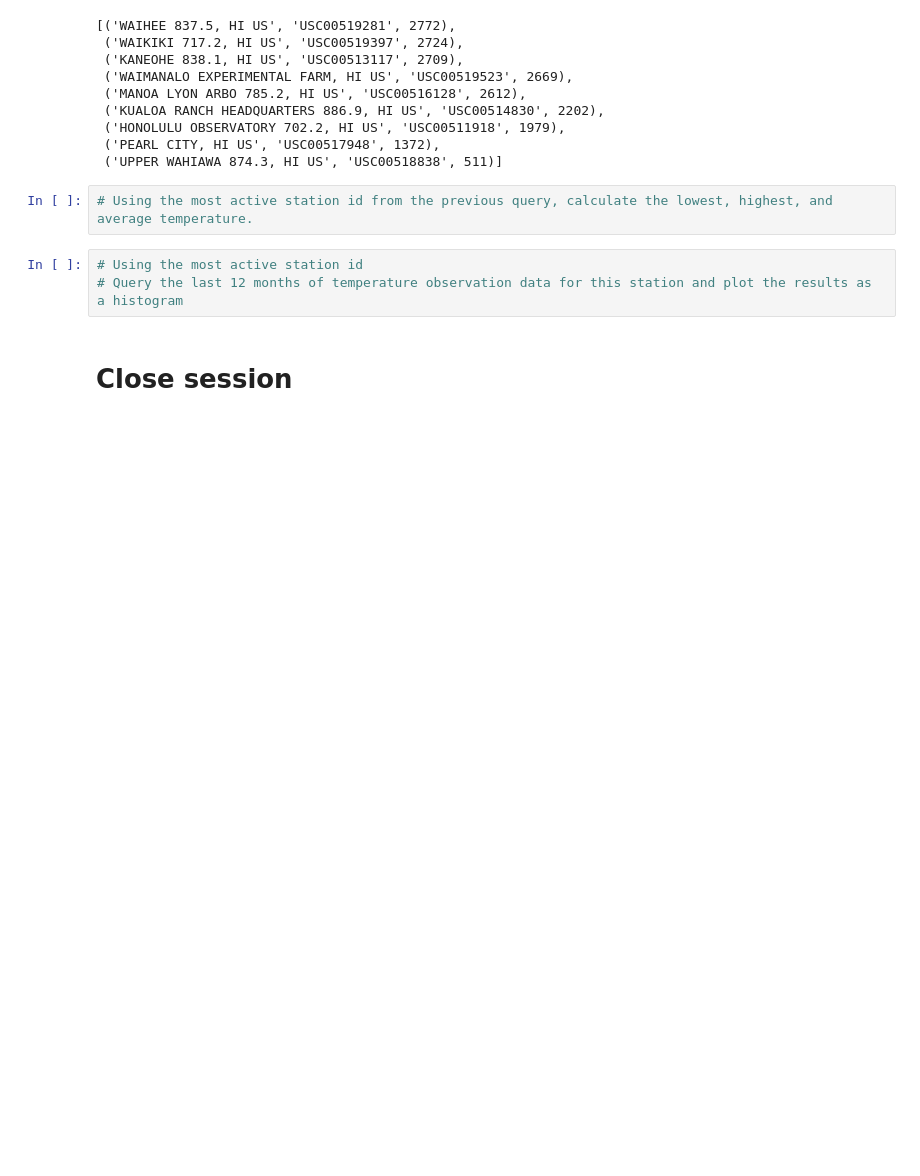
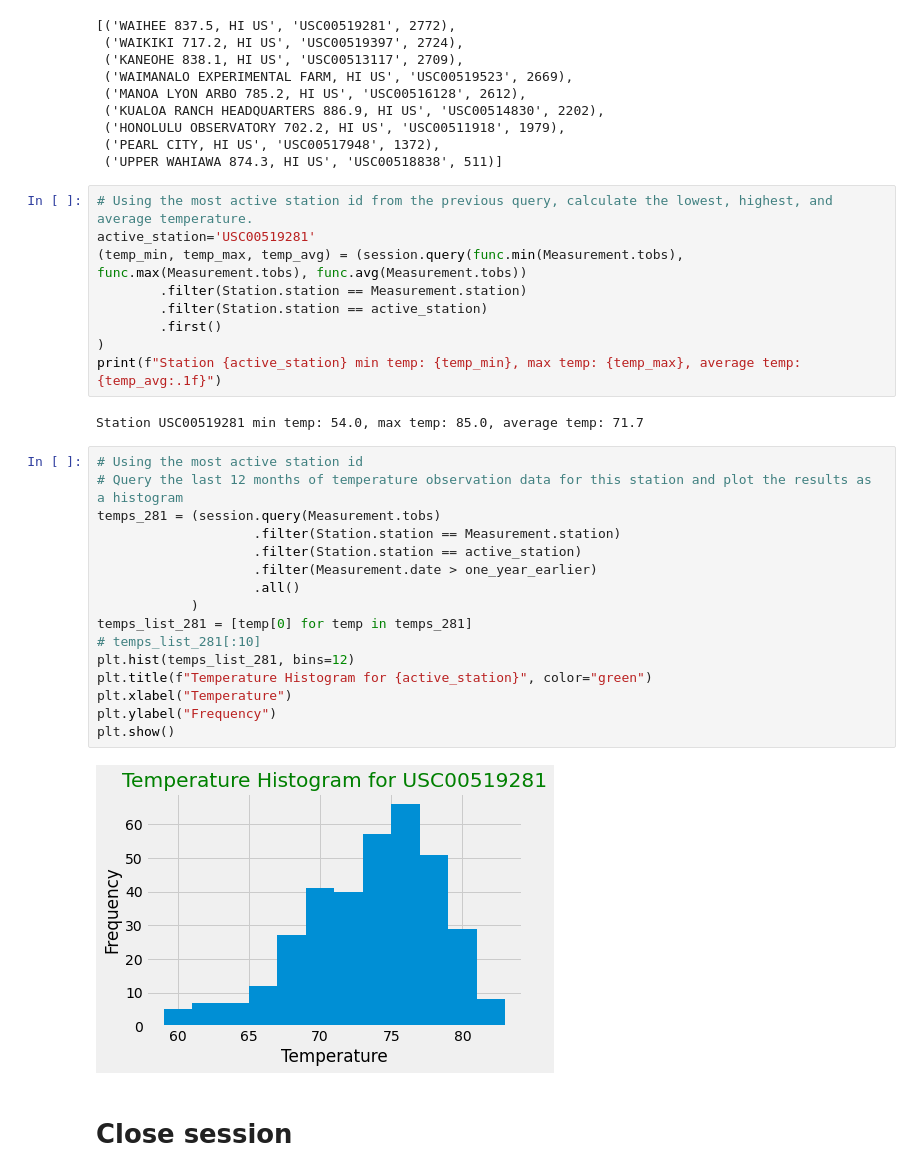
Before and after one commit to githotirado/sqlalchemy-challenge, a Jupyter notebook: climate_starter.ipynb, the cells around one changed output. Saved outputs shown, nothing was run; the diff lists cells and outputs as text; blank space fills up the shorter version.

Commit message:
Completed histogram

```diff
--- a/climate_starter.ipynb
+++ b/climate_starter.ipynb
@@ -138,9 +131,33 @@ session.query(Station).count()
  ('UPPER WAHIAWA 874.3, HI US', 'USC00518838', 511)]
 # %%
 # Using the most active station id from the previous query, calculate the lowest, highest, and average temperature.
+active_station='USC00519281'
+(temp_min, temp_max, temp_avg) = (session.query(func.min(Measurement.tobs), func.max(Measurement.tobs), func.avg(Measurement.tobs))
+        .filter(Station.station == Measurement.station)
+        .filter(Station.station == active_station)
+        .first()
+)
+print(f"Station {active_station} min temp: {temp_min}, max temp: {temp_max}, average temp: {temp_avg:.1f}")
+# %% [output]
+Station USC00519281 min temp: 54.0, max temp: 85.0, average temp: 71.7
 # %%
 # Using the most active station id
 # Query the last 12 months of temperature observation data for this station and plot the results as a histogram
+temps_281 = (session.query(Measurement.tobs)
+                    .filter(Station.station == Measurement.station)
+                    .filter(Station.station == active_station)
+                    .filter(Measurement.date > one_year_earlier)
+                    .all()
+            )
+temps_list_281 = [temp[0] for temp in temps_281]
+# temps_list_281[:10]
+plt.hist(temps_list_281, bins=12)
+plt.title(f"Temperature Histogram for {active_station}", color="green")
+plt.xlabel("Temperature")
+plt.ylabel("Frequency")
+plt.show()
+# %% [output]
+[figure, added]
 # %% [markdown]
 # Close session
 # %%
```
Also changed, not shown: parts of 1 cell of this notebook.
